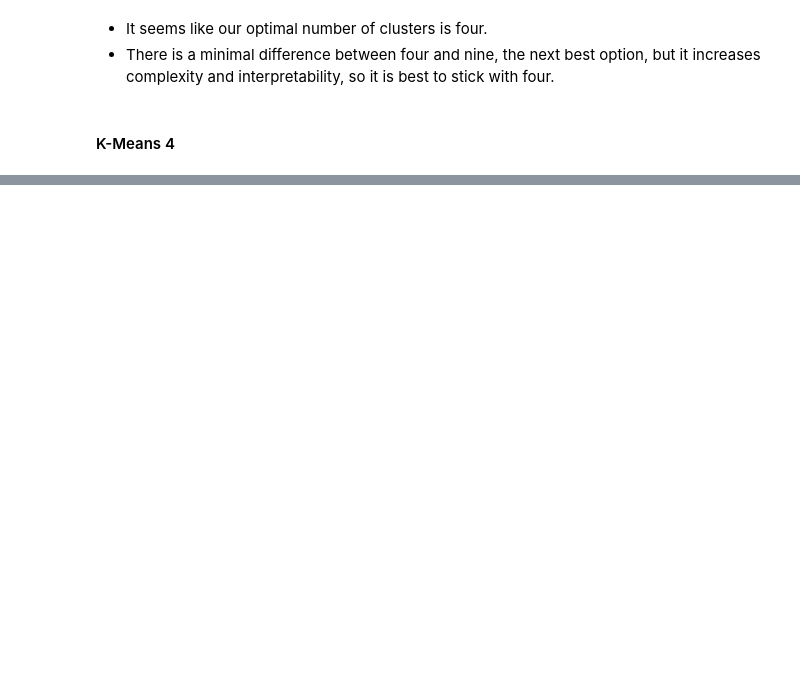
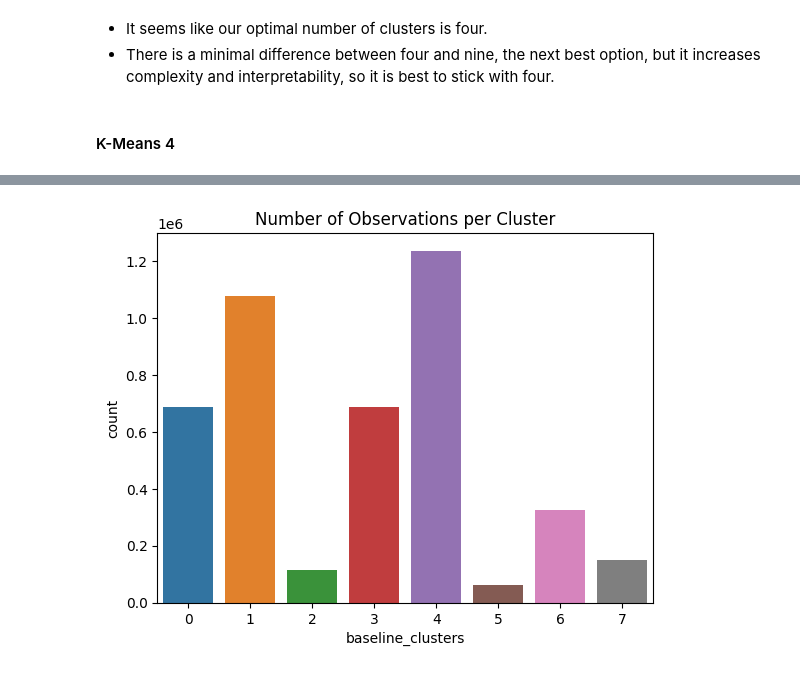
Before and after one commit to davidegc1/UnsupervisedML_Uber, a Jupyter notebook: UnsupervisedML_Uber.ipynb, the cells around one changed output, grey strips where cells are left out. Saved outputs shown, nothing was run; the diff lists cells and outputs as text; code cells hidden in the pictures; blank space fills up the shorter version.

```diff
--- a/UnsupervisedML_Uber.ipynb
+++ b/UnsupervisedML_Uber.ipynb
@@ -283,0 +494,4 @@ files.download("kmeans_4_clusters.csv")
+# %%
+# declare X with new variables
+X = df[["Lat", "Lon","Time"]]
+X.head()
@@ -283,0 +525,7 @@ files.download("kmeans_4_clusters.csv")
+# %%
+# normalize X
+scaler = StandardScaler()
+X_norm = scaler.fit_transform(X)
+
+# visualize random sample
+X_norm[101]
@@ -283,0 +538,4 @@ files.download("kmeans_4_clusters.csv")
+# %%
+# fit model
+kmeans = KMeans(random_state=0)
+kmeans.fit(X_norm)
@@ -283,0 +563,5 @@ files.download("kmeans_4_clusters.csv")
+# %%
+# make predictions
+pred = kmeans.predict(X_norm)
+X["baseline_clusters"] = pred
+X.head()
@@ -283,0 +575,7 @@ files.download("kmeans_4_clusters.csv")
+# %%
+sns.countplot(data=X,
+              x="baseline_clusters")
+plt.title("Number of Observations per Cluster")
+plt.show()
+# %% [output]
+[figure, added]
```
Also changed, not shown: parts of 89 cells of this notebook, 2 other files.
